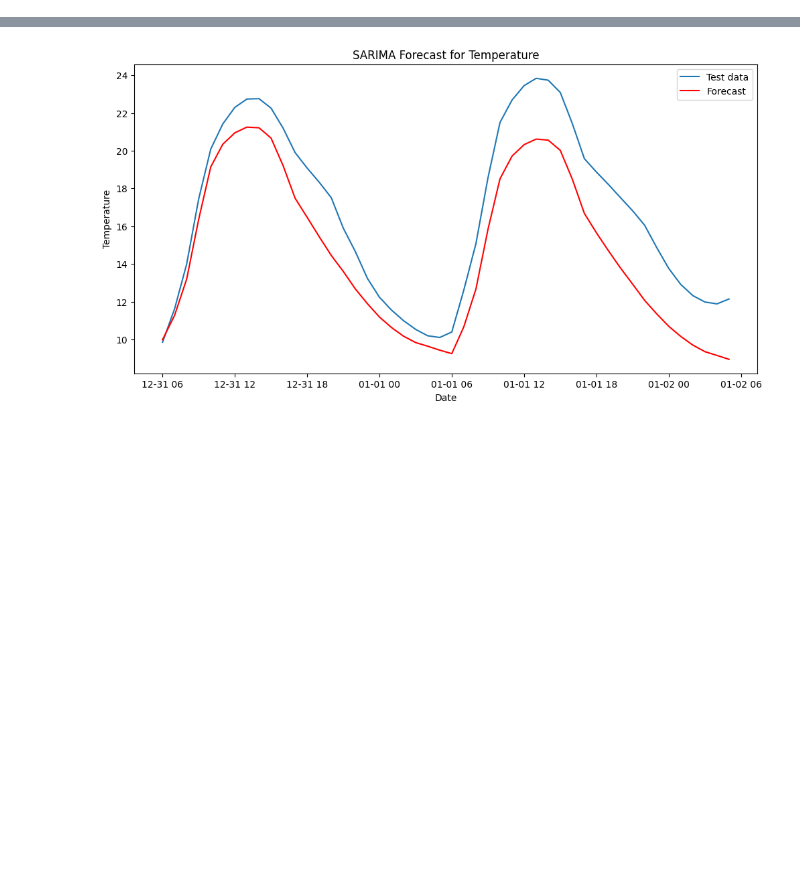
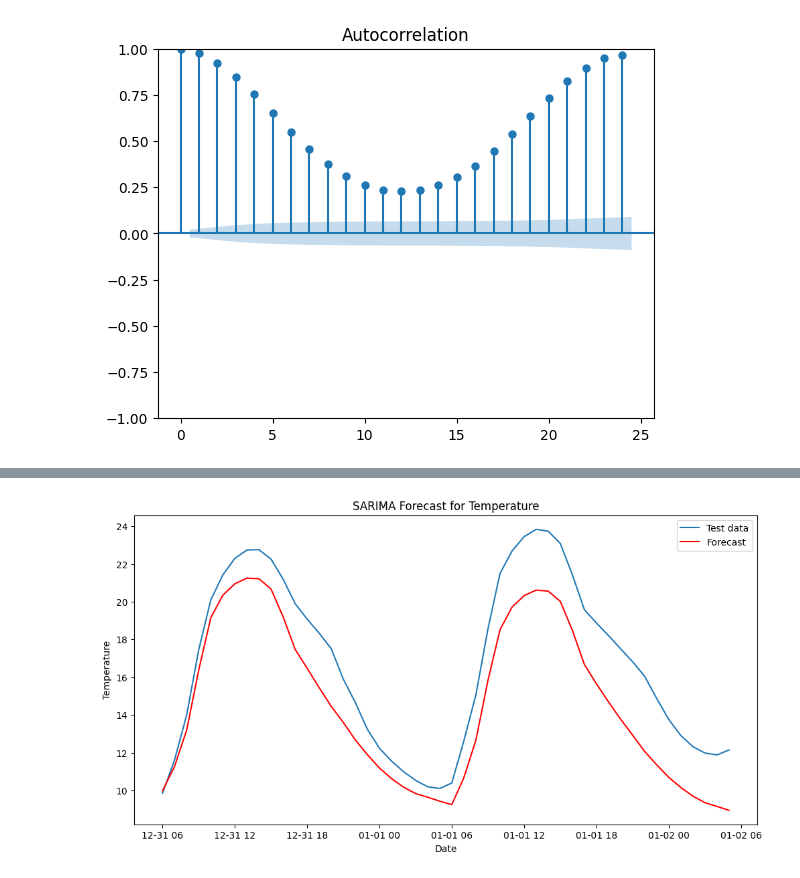
Before and after one commit to akhilgoplani/Unveiling-Weather-Patterns-A-Big-Data-Approach-to-Accurate-Forecasting, a Jupyter notebook: agartala-sarima.ipynb, the cells around one changed output, grey strips where cells are left out. Saved outputs shown, nothing was run; the diff lists cells and outputs as text; code cells hidden in the pictures; blank space fills up the shorter version.

```diff
--- a/agartala-sarima.ipynb
+++ b/agartala-sarima.ipynb
@@ -61,0 +94,3 @@ data.head()
+# %%
+data=data[:-6]
+data.tail()
@@ -71,4 +111,10 @@ data.rename(columns={'T2M': 'TEMP'}, inplace=True)
 # %%
 # Splitting data into train and test sets
-train_data = data[:-120]  # Use all data except the last 48 hours for training
-test_data = data[-120:]   # Use the last 48 hours for testing
+train_data = data[:8760]  # 1 year data
+test_data = data[8760:8808]   # Use the last 48 hours for testing
+# %%
+#plotting autocorrelation graph
+plot_acf(train_data["TEMP"], lags=24, )
+plt.show()
+# %% [output]
+[figure, added]
```
Also changed, not shown: parts of 27 cells of this notebook, 9 other files.
